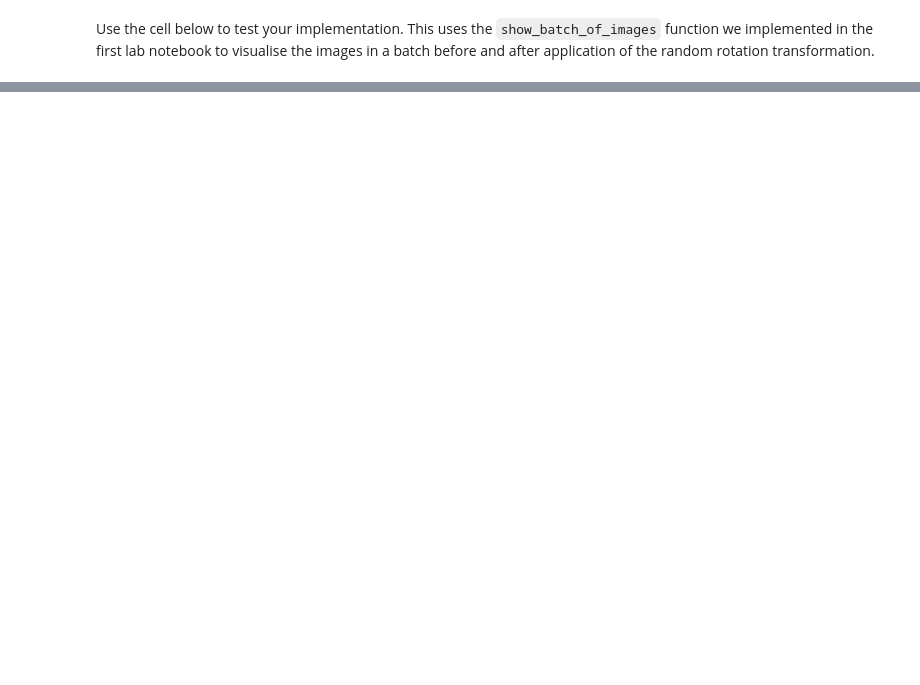
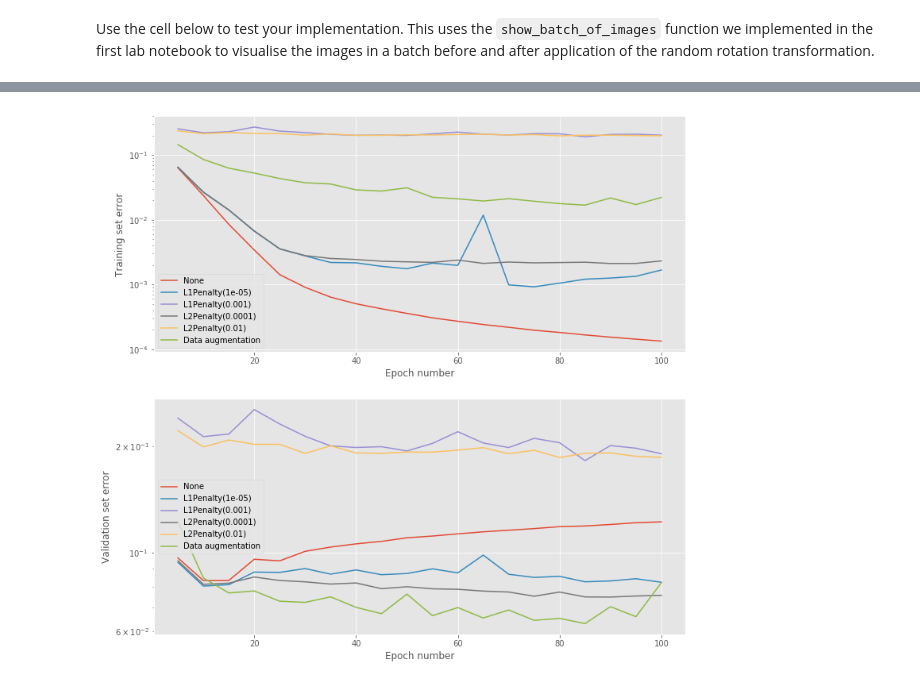
Before and after one commit to shengsli/mlpractical, a Jupyter notebook: notebooks/05_Non-linearities_and_regularisation.ipynb, the cells around one changed output, grey strips where cells are left out. Drawn from its saved outputs; the diff is of its cells as text; code cells hidden in the pictures; blank space fills up the shorter version.

```diff
--- a/notebooks/05_Non-linearities_and_regularisation.ipynb
+++ b/notebooks/05_Non-linearities_and_regularisation.ipynb
@@ -527,7 +527,13 @@ def random_rotation(inputs, rng):
         images rotated by a random angle. The original `inputs`
         array should not be modified.
     """
-    raise NotImplementedError()
+    orig_ims = inputs.reshape((-1, 28, 28))
+    new_ims = orig_ims.copy()
+    indices = rng.choice(orig_ims.shape[0], orig_ims.shape[0] // 4, False)
+    angles = rng.uniform(-1., 1., size=indices.shape[0]) * 30.
+    for i, j in enumerate(indices):
+        new_ims[j] = rotate(orig_ims[j], angles[i], order=1, reshape=False)
+    return new_ims.reshape((-1, 784))
 # %% [markdown]
 Use the cell below to test your implementation. This uses the `show_batch_of_images` function we implemented in the first lab notebook to visualise the images in a batch before and after application of the random rotation transformation.
 # %%
@@ -575,0 +635,24 @@ aug_train_data = AugmentedMNISTDataProvider('train', rng=rng, transformer=random
+# %%
+fig = plt.figure(figsize=(12, 12))
+ax1 = fig.add_subplot(2, 1, 1)
+ax2 = fig.add_subplot(2, 1, 2)
+for weight_penalty, run in run_info.items():
+    stats, keys, run_time = run
+    ax1.plot(np.arange(1, stats.shape[0]) * stats_interval,
+             stats[1:, keys['error(train)']], label=str(weight_penalty))
+    ax2.plot(np.arange(1, stats.shape[0]) * stats_interval,
+             stats[1:, keys['error(valid)']], label=str(weight_penalty))
+ax1.plot(np.arange(1, aug_stats.shape[0]) * stats_interval,
+         aug_stats[1:, aug_keys['error(train)']], label='Data augmentation')
+ax2.plot(np.arange(1, aug_stats.shape[0]) * stats_interval,
+         aug_stats[1:, aug_keys['error(valid)']], label='Data augmentation')
+ax1.legend(loc=0)
+ax1.set_xlabel('Epoch number')
+ax1.set_ylabel('Training set error')
+ax1.set_yscale('log')
+ax2.legend(loc=0)
+ax2.set_xlabel('Epoch number')
+ax2.set_ylabel('Validation set error')
+ax2.set_yscale('log')
+# %% [output]
+[figure, added]
```
Also changed, not shown: parts of 6 cells of this notebook.
